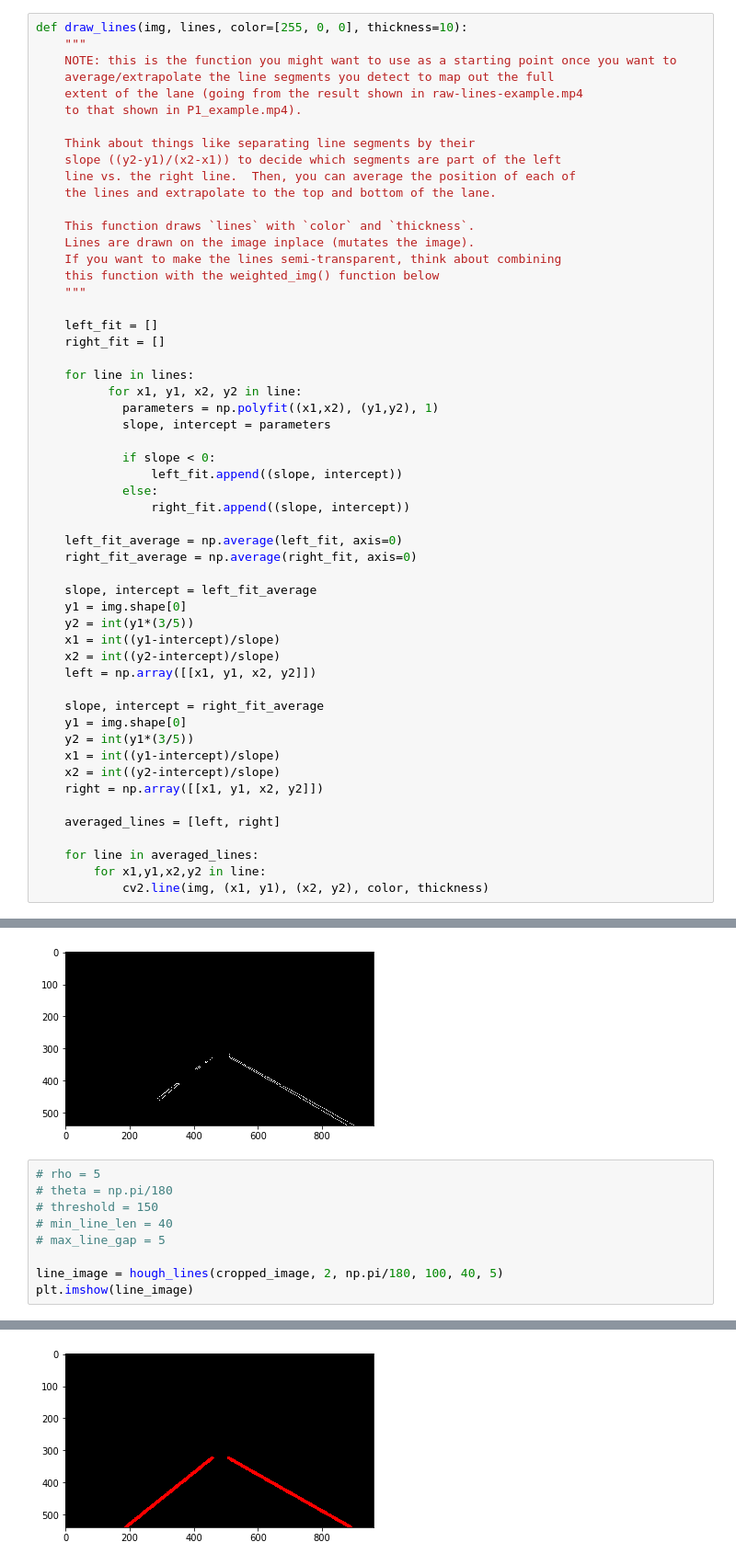
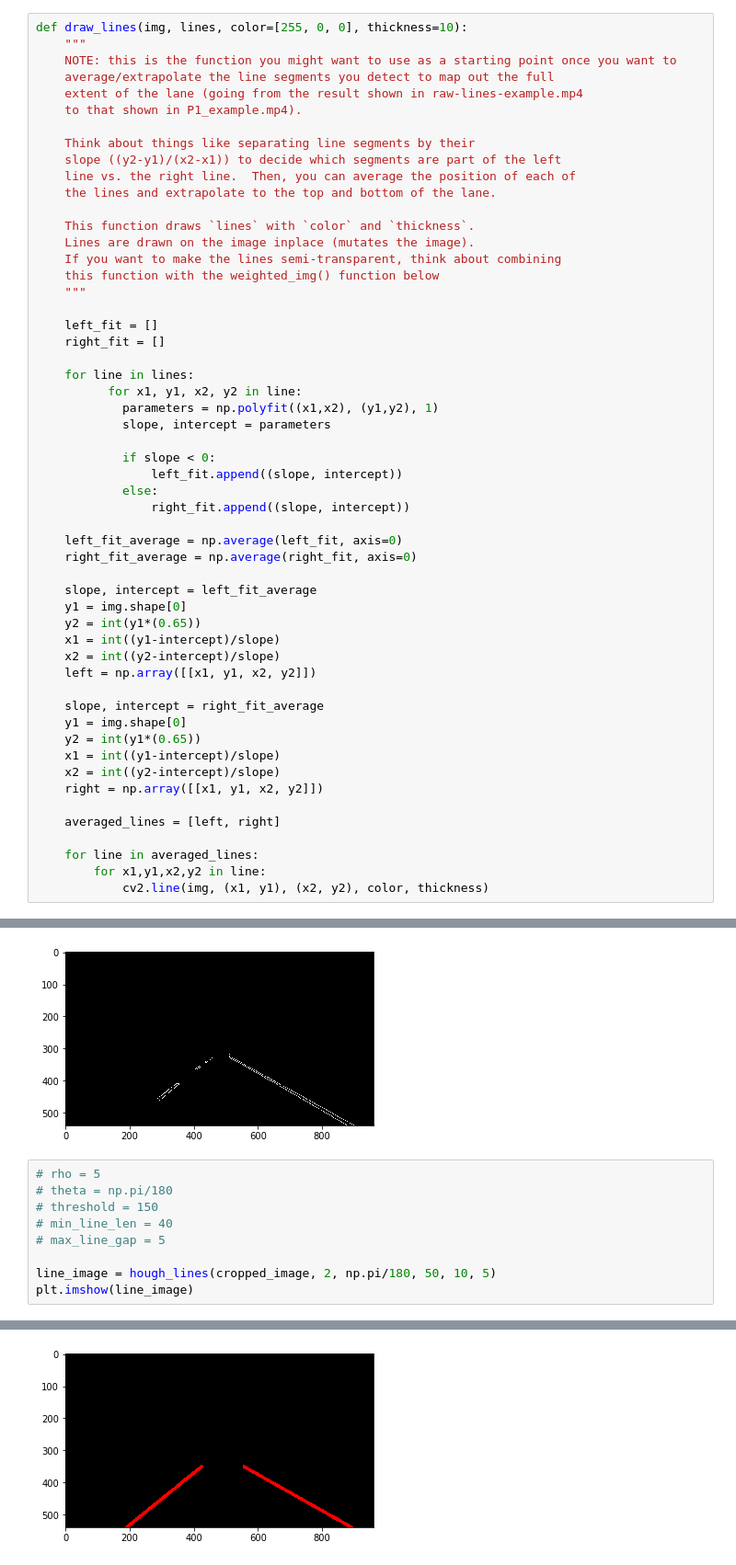
Before and after one commit to YasirHabib/Self-Driving-Car-Engineer, a Jupyter notebook: Finding-Lane-Lines/Solution.ipynb, the cells around one changed output, grey strips where cells are left out. Shown at 92% size. Saved outputs shown, nothing was run; the diff lists cells and outputs as text.

Commit message:
Solution.ipynb completed with video lane line detection

```diff
--- a/Finding-Lane-Lines/Solution.ipynb
+++ b/Finding-Lane-Lines/Solution.ipynb
@@ -93,14 +93,14 @@ def draw_lines(img, lines, color=[255, 0, 0], thickness=10):
 
     slope, intercept = left_fit_average
     y1 = img.shape[0]
-    y2 = int(y1*(3/5))
+    y2 = int(y1*(0.65))
     x1 = int((y1-intercept)/slope)
     x2 = int((y2-intercept)/slope)
     left = np.array([[x1, y1, x2, y2]])
 
     slope, intercept = right_fit_average
     y1 = img.shape[0]
-    y2 = int(y1*(3/5))
+    y2 = int(y1*(0.65))
     x1 = int((y1-intercept)/slope)
     x2 = int((y2-intercept)/slope)
     right = np.array([[x1, y1, x2, y2]])
@@ -169,15 +169,15 @@ plt.imshow(cropped_image, cmap='gray')
 # %%
 # rho = 5
 # theta = np.pi/180
 # threshold = 150
 # min_line_len = 40
 # max_line_gap = 5
 
-line_image = hough_lines(cropped_image, 2, np.pi/180, 100, 40, 5)
+line_image = hough_lines(cropped_image, 2, np.pi/180, 50, 10, 5)
 plt.imshow(line_image)
 # %% [output]
 <matplotlib.image.AxesImage at 0x...>
-[figure, old version]
+[figure, new version]
 # %%
 combo_image = weighted_img(line_image, image, α=0.8, β=1., γ=0.)
 plt.imshow(combo_image)
```
Also changed, not shown: parts of 8 cells of this notebook.
